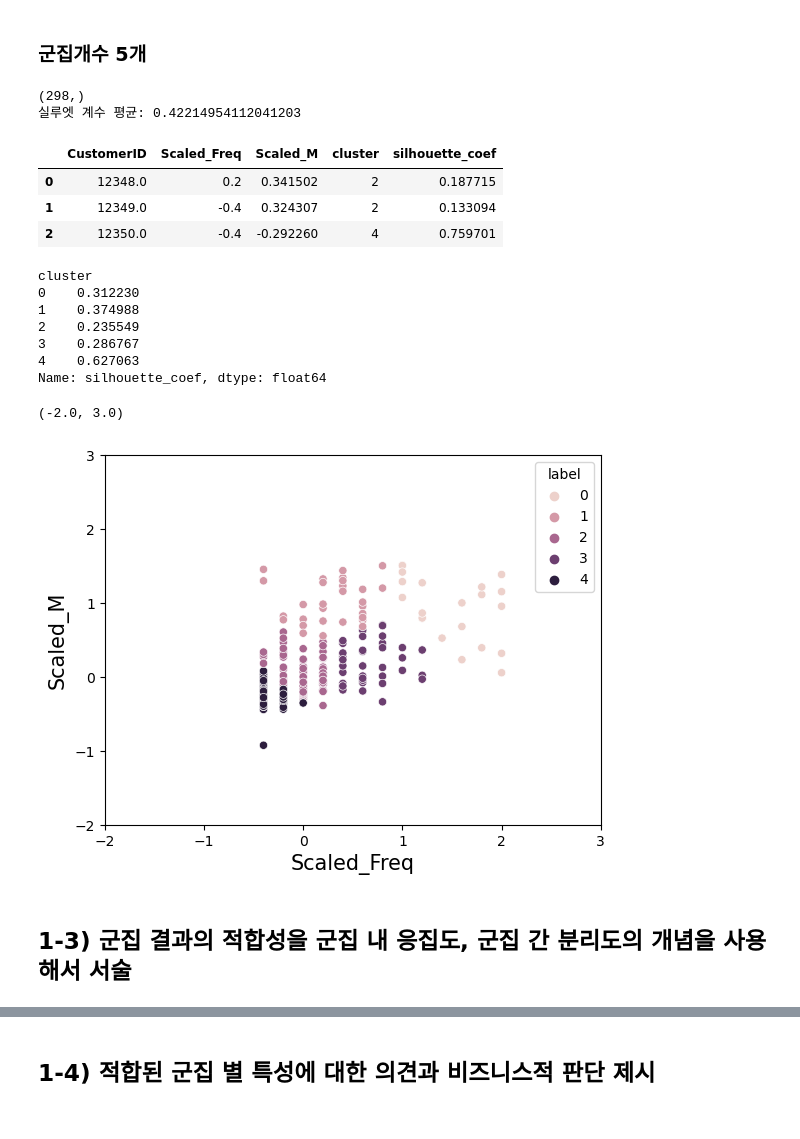
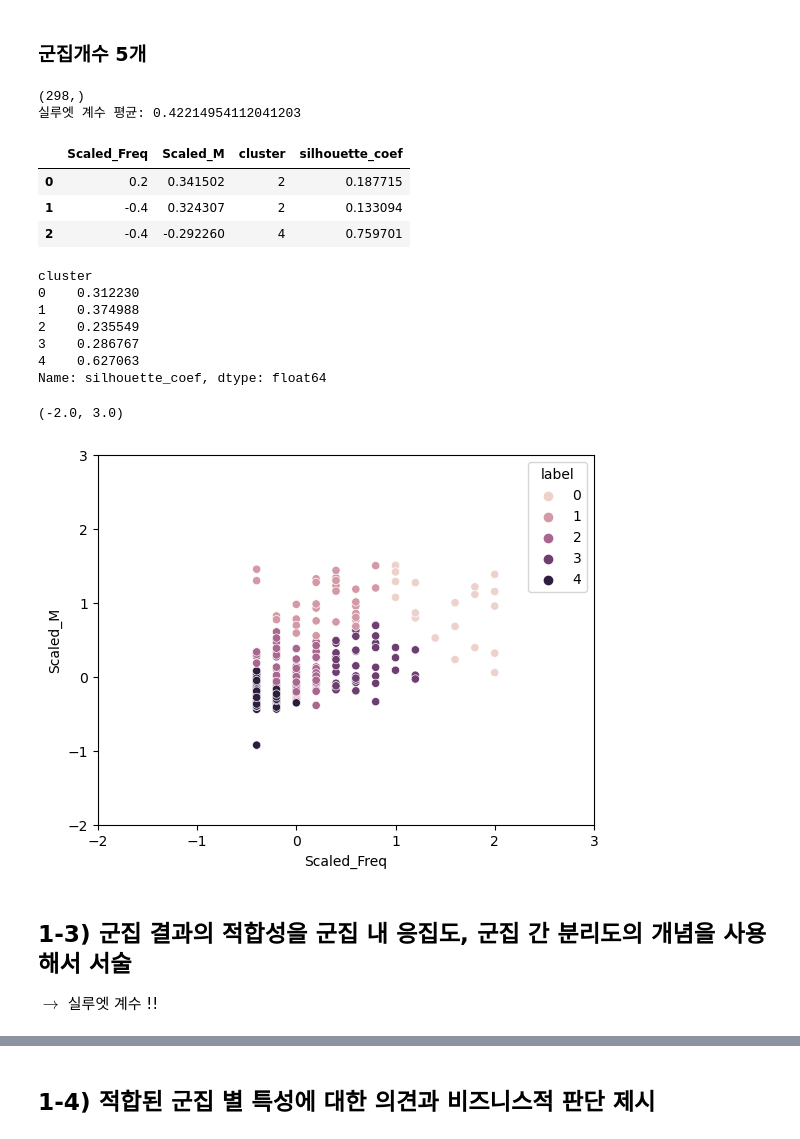
Before and after one commit to Minju-nimm/ADP, a Jupyter notebook: 기출/25회_ML.ipynb, the cells around one changed output, grey strips where cells are left out. Drawn from its saved outputs; the diff is of its cells as text; code cells hidden in the pictures.

```diff
--- a/기출/25회_ML.ipynb
+++ b/기출/25회_ML.ipynb
@@ -52,7 +52,9 @@ Index(['InvoiceNo', 'StockCode', 'Description', 'Quantity', 'InvoiceDate',
        'UnitPrice', 'CustomerID', 'Country'],
       dtype='object')
 # %%
-df_customer = df_customer[['InvoiceDate', 'InvoiceNo', 'StockCode', 'Description', 'Quantity', 'UnitPrice', 'CustomerID', 'Country']].copy()
+df_customer = df_customer[['InvoiceDate', 'InvoiceNo', 'StockCode',
+                           'Description', 'Quantity', 'UnitPrice', 'CustomerID',
+                           'Country']].copy()
 df_customer
 # %% [output]
 |  | InvoiceDate | InvoiceNo | StockCode | Description | Quantity | UnitPrice | CustomerID | Country |
@@ -396,7 +386,8 @@ def remove_out(dataframe, remove_col):
     return df
 # %%
 # 이상치 제거 한 데이터프레임
-df_F_M_scaled_rm_outlier = remove_out(df_F_M_scaled, ['Scaled_Freq','Scaled_M'])
+df_F_M_scaled_rm_outlier = remove_out(df_F_M_scaled,
+                                      ['Scaled_Freq','Scaled_M'])
 df_F_M_scaled_rm_outlier
 # %% [output]
 original_df : 348
@@ -463,8 +490,11 @@ from sklearn.metrics import silhouette_samples, silhouette_score
 
 # 학습
 # k = 3 일때 k-means clustering 객체 생성
+# init = random 옵션 : 군집 초기화를 random으로 한다.
+# default=K++로 이는 수렴에 빠르게 해주는 방법으로 한다고 함.
+# 즉 해당 파라미터는 안써도 무방
 kmeans_3 = KMeans(n_clusters=3,
-                  init = 'random', # 군집 초기화를 random으로 한다. default=K++로 이는 수렴에 빠르게 해주는 방법으로 한다고 함. 즉 해당 파라미터는 안써도 무방
+                  init = 'random',
                   random_state = 2023)
 kmeans_3.fit(clu_df)
 
@@ -473,19 +503,22 @@ df_F_M_scaled_rm_outlier["cluster"] = kmeans_3.labels_
 # 평가
 # 데이터 포인트 마다 실루엣 계수 구하기
 cluster_3_silhouette_df = df_F_M_scaled_rm_outlier[['Scaled_Freq', 'Scaled_M']].copy()
-score_samples = silhouette_samples(cluster_3_silhouette_df, df_F_M_scaled_rm_outlier["cluster"])
+score_samples = silhouette_samples(cluster_3_silhouette_df,
+                                   df_F_M_scaled_rm_outlier["cluster"])
 
 print(score_samples.shape)
 
 # 실루엣 계수 칼럼 추가
 df_F_M_scaled_rm_outlier["silhouette_coef"]= score_samples
 
-# 모든 데이터의 평균 실루엣 계수 구하기
-average_score = silhouette_score(clu_df, df_F_M_scaled_rm_outlier["cluster"]) # 각 데이터의 실루엣 계수를 계산
-print("실루엣 계수 평균:", average_score) # 전체 데이터셋의 실루엣 계수 평균을 계산
+# 전체 데이터 평균 실루엣 계수
+average_score = silhouette_score(clu_df,
+                                 df_F_M_scaled_rm_outlier["cluster"])
+print("실루엣 계수 평균:", average_score)
 
 display(df_F_M_scaled_rm_outlier.head(3))
 
+# 군집별 평균 실루엣 계수
 df_F_M_scaled_rm_outlier.groupby("cluster")["silhouette_coef"].mean()
 # %% [output]
 (298,)
@@ -579,7 +616,7 @@ from sklearn.metrics import silhouette_samples, silhouette_score
 # 학습
 # k = 3 일때 k-means clustering 객체 생성
 kmeans_5 = KMeans(n_clusters=5,
-                  init = 'random', # 군집 초기화를 random으로 한다. default=K++로 이는 수렴에 빠르게 해주는 방법으로 한다고 함. 즉 해당 파라미터는 안써도 무방
+                  init = 'random',
                   random_state = 2023)
 kmeans_5.fit(clu_df)
 
@@ -588,7 +625,8 @@ df_F_M_scaled_rm_outlier["cluster"] = kmeans_5.labels_
 # 평가
 # 데이터 포인트 마다 실루엣 계수 구하기
 cluster_5_silhouette_df = df_F_M_scaled_rm_outlier[['Scaled_Freq', 'Scaled_M']].copy()
-score_samples = silhouette_samples(cluster_5_silhouette_df, df_F_M_scaled_rm_outlier["cluster"])
+score_samples = silhouette_samples(cluster_5_silhouette_df,
+                                   df_F_M_scaled_rm_outlier["cluster"])
 
 print(score_samples.shape)
 
@@ -596,8 +634,9 @@ print(score_samples.shape)
 df_F_M_scaled_rm_outlier["silhouette_coef"]= score_samples
 
 # 모든 데이터의 평균 실루엣 계수 구하기
-average_score = silhouette_score(clu_df, df_F_M_scaled_rm_outlier["cluster"]) # 각 데이터의 실루엣 계수를 계산
-print("실루엣 계수 평균:", average_score) # 전체 데이터셋의 실루엣 계수 평균을 계산
+average_score = silhouette_score(clu_df,
+                                 df_F_M_scaled_rm_outlier["cluster"])
+print("실루엣 계수 평균:", average_score)
 
 display(df_F_M_scaled_rm_outlier.head(3))
 
@@ -605,10 +644,10 @@ df_F_M_scaled_rm_outlier.groupby("cluster")["silhouette_coef"].mean()
 # %% [output]
 (298,)
 실루엣 계수 평균: 0.42214954112041203
-|  | CustomerID | Scaled_Freq | Scaled_M | cluster | silhouette_coef |
-| 0 | 12348.0 | 0.2 | 0.341502 | 2 | 0.187715 |
-| 1 | 12349.0 | -0.4 | 0.324307 | 2 | 0.133094 |
-| 2 | 12350.0 | -0.4 | -0.292260 | 4 | 0.759701 |
+|  | Scaled_Freq | Scaled_M | cluster | silhouette_coef |
+| 0 | 0.2 | 0.341502 | 2 | 0.187715 |
+| 1 | -0.4 | 0.324307 | 2 | 0.133094 |
+| 2 | -0.4 | -0.292260 | 4 | 0.759701 |
 cluster
 0    0.312230
 1    0.374988
@@ -617,16 +656,18 @@ cluster
 4    0.627063
 Name: silhouette_coef, dtype: float64
 # %%
-data_5 = pd.concat([df_F_M_scaled_rm_outlier, pd.DataFrame(kmeans_5.labels_, columns=['label'])], axis=1)
+data_5 = pd.concat([df_F_M_scaled_rm_outlier,
+                    pd.DataFrame(kmeans_5.labels_, columns=['label'])], axis=1)
 
 sns.scatterplot(x='Scaled_Freq',
                 y='Scaled_M',
                 hue='label',
                 data = data_5)
 plt.xlim(-2,3)
 plt.ylim(-2,3)
 # %% [output]
 (-2.0, 3.0)
-[figure, old version]
+[figure, new version]
 # %% [markdown]
 ## 1-3) 군집 결과의 적합성을 군집 내 응집도, 군집 간 분리도의 개념을 사용해서 서술
+$\rightarrow$ 실루엣 계수 !!
```
Also changed, not shown: parts of 36 cells of this notebook.
